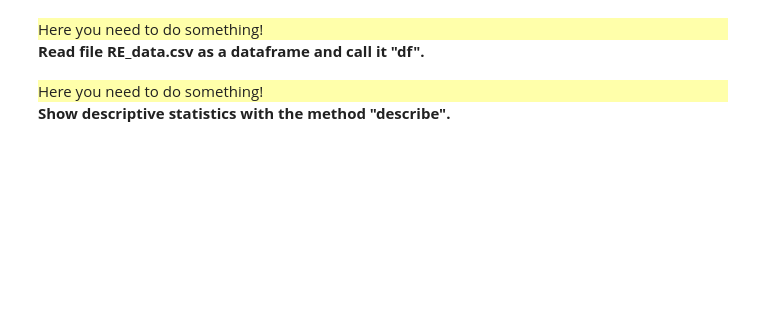
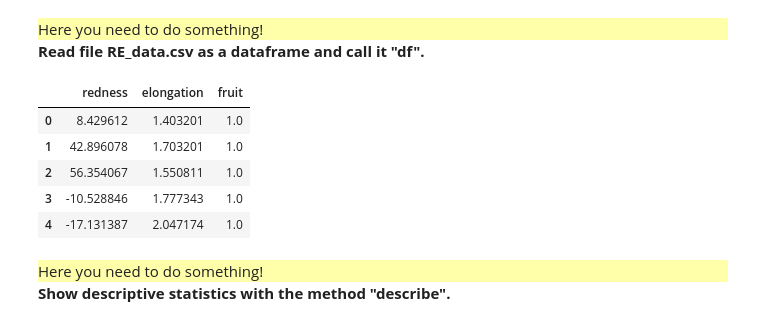
Before and after one commit to abenammar/info232, a Jupyter notebook: TP2/TP2.ipynb, the cells around one changed output. Cells and saved outputs as stored; diff of their text form; code cells hidden in the pictures; blank space fills up the shorter version.

```diff
--- a/TP2/TP2.ipynb
+++ b/TP2/TP2.ipynb
@@ -112,3 +126,13 @@ df.head()
+# %%
+df = pd.read_csv('./mini-dataset/RE_data.csv') # REPLACE THIS
+df.head()
+# %% [output]
+|  | redness | elongation | fruit |
+| 0 | 8.429612 | 1.403201 | 1.0 |
+| 1 | 42.896078 | 1.703201 | 1.0 |
+| 2 | 56.354067 | 1.550811 | 1.0 |
+| 3 | -10.528846 | 1.777343 | 1.0 |
+| 4 | -17.131387 | 2.047174 | 1.0 |
 # %% [markdown]
 <div style="background:#FFFFAA">
     Here you need to do something!
```
Also changed, not shown: parts of 24 cells of this notebook.
